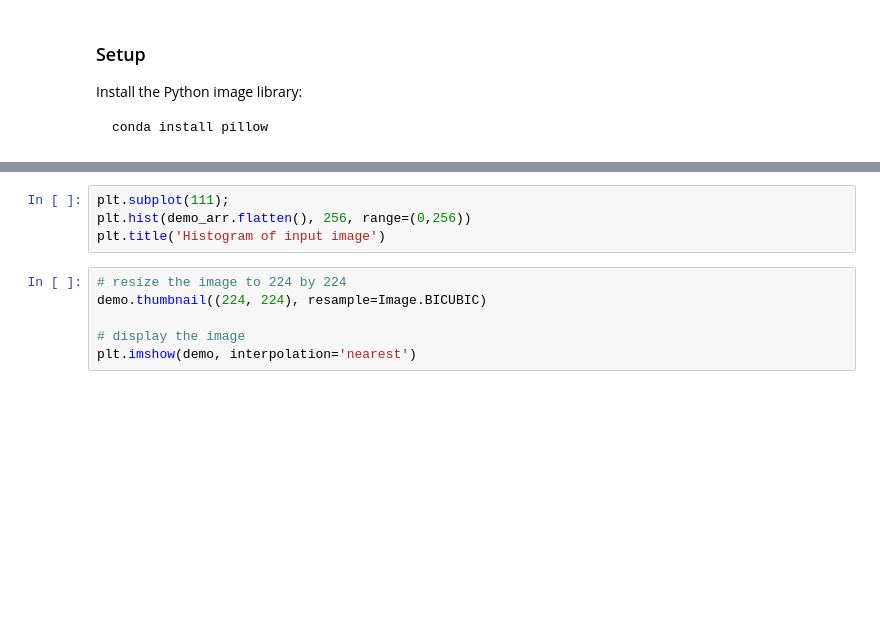
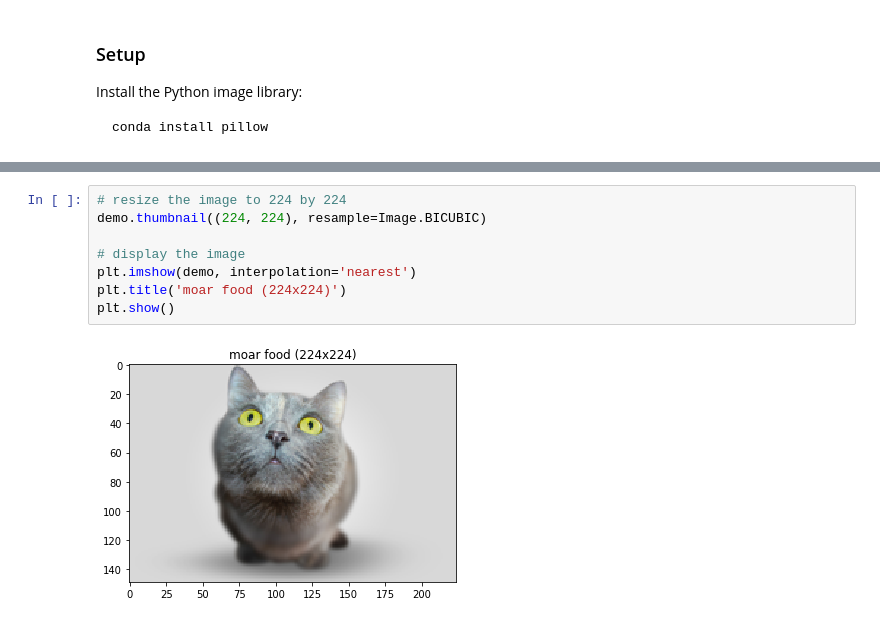
Before and after one commit to lisaong/mldds-courseware, a Jupyter notebook: 03_TextImage/image.ipynb, the cells around one changed output, grey strips where cells are left out. Cells and saved outputs as stored; diff of their text form; blank space fills up the shorter version.

```diff
--- a/03_TextImage/image.ipynb
+++ b/03_TextImage/image.ipynb
@@ -66,13 +98,13 @@ demo_arr[midpoint_row:midpoint_row+5, midpoint_col:midpoint_col+5, :]
-# %%
-plt.subplot(111);
-plt.hist(demo_arr.flatten(), 256, range=(0,256))
-plt.title('Histogram of input image')
 # %%
 # resize the image to 224 by 224
 demo.thumbnail((224, 224), resample=Image.BICUBIC)
 
 # display the image
 plt.imshow(demo, interpolation='nearest')
+plt.title('moar food (224x224)')
+plt.show()
+# %% [output]
+[figure, added]
 # %%
 # examine the numpy array again
 demo_arr = np.array(demo)
```
Also changed, not shown: parts of 15 cells of this notebook, 3 other files.
